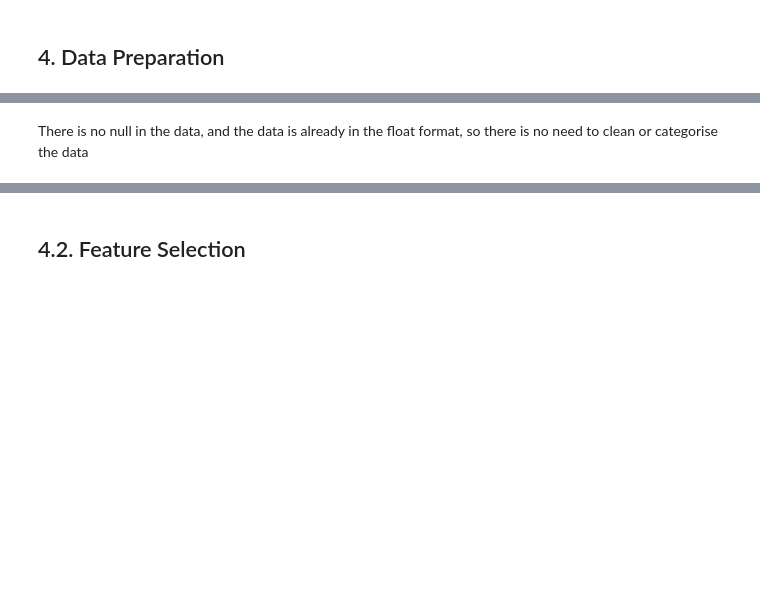
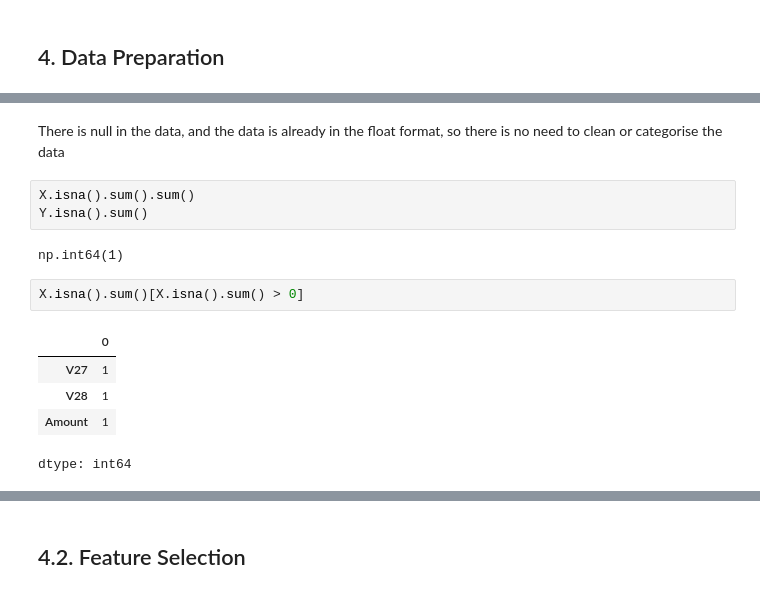
Before and after one commit to meshks/-argumentative_business_model_pitches, a Jupyter notebook: Chapter 6 - Sup. Learning - Classification models/CaseStudy1 - Fraud Detection/FraudDetection.ipynb, the cells around one changed output, grey strips where cells are left out. Cells and saved outputs as stored; diff of their text form; blank space fills up the shorter version.

```diff
--- a/Chapter 6 - Sup. Learning - Classification models/CaseStudy1 - Fraud Detection/FraudDetection.ipynb
+++ b/Chapter 6 - Sup. Learning - Classification models/CaseStudy1 - Fraud Detection/FraudDetection.ipynb
@@ -178,2 +182,15 @@ print('Null Values =',dataset.isnull().values.any())
 # %% [markdown]
-There is no null in the data, and the data is already in the float format, so there is no need to clean or categorise the data
+There is  null in the data, and the data is already in the float format, so there is no need to clean or categorise the data
+# %%
+X.isna().sum().sum()
+Y.isna().sum()
+# %% [output]
+np.int64(1)
+# %%
+X.isna().sum()[X.isna().sum() > 0]
+# %% [output]
+|  | 0 |
+| V27 | 1 |
+| V28 | 1 |
+| Amount | 1 |
+dtype: int64
```
Also changed, not shown: parts of 27 cells of this notebook.
